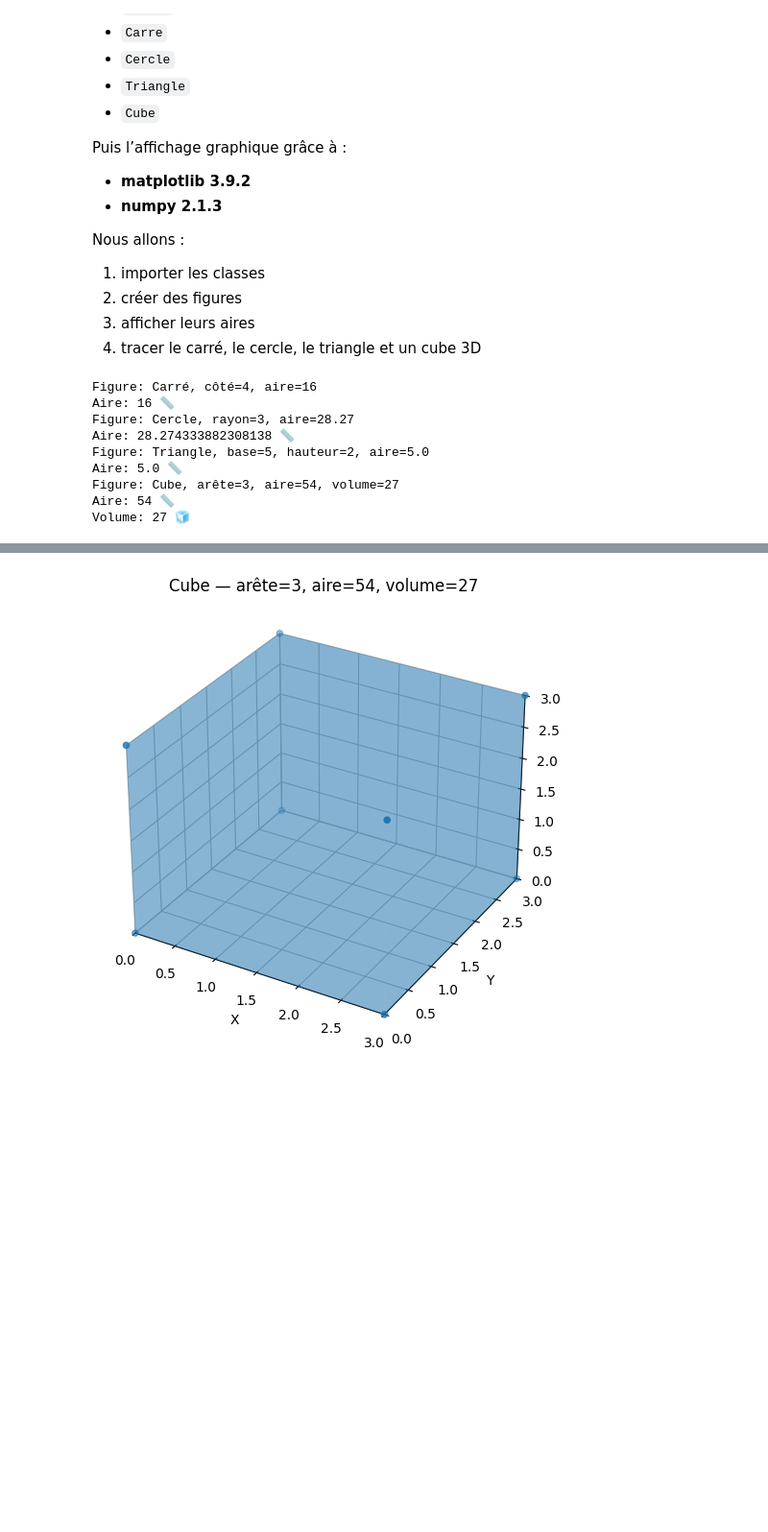
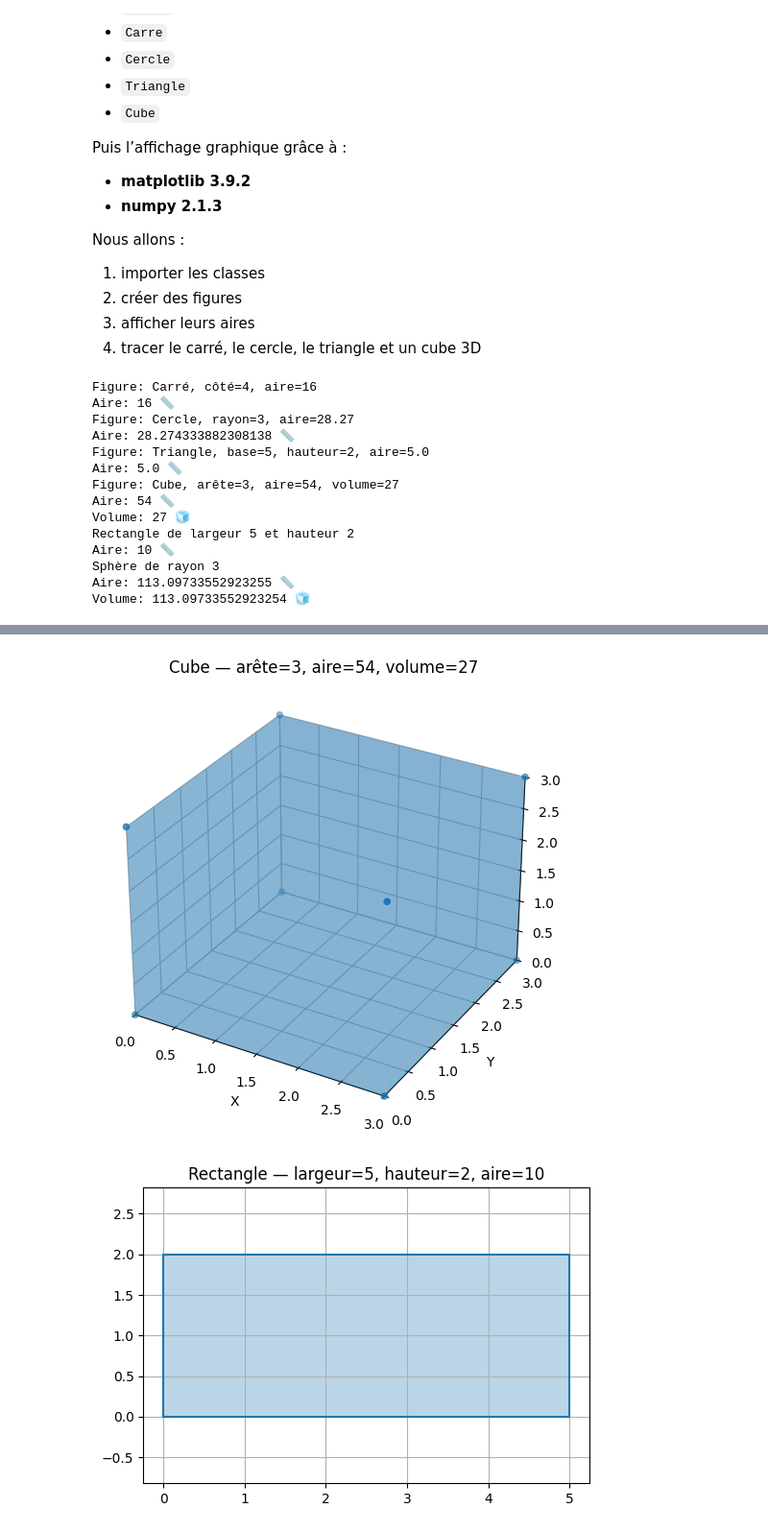
Before and after one commit to CollegeBoreal/INF1093-201-26H-05, a Jupyter notebook: 5.OOP/300151262/RAPPORT.ipynb, the cells around one changed output, grey strips where cells are left out. Shown at 96% size. Cells and saved outputs as stored; diff of their text form; code cells hidden in the pictures; blank space fills up the shorter version.

```diff
--- a/5.OOP/300151262/RAPPORT.ipynb
+++ b/5.OOP/300151262/RAPPORT.ipynb
@@ -29,13 +29,17 @@ from Carre import Carre
 from Cercle import Cercle
 from Triangle import Triangle
 from Cube import Cube
+from Rectangle import Rectangle
+from Sphere import Sphere
 
 c1 = Carre(4)
 c2 = Cercle(3)
 c3 = Triangle(5, 2)
 c4 = Cube(3)
+c5 = Rectangle(5, 2)
+c6 = Sphere(3)
 
-formes = [c1, c2, c3, c4]
+formes = [c1, c2, c3, c4, c5, c6]
 
 for f in formes:
     print(f.afficher_info())
@@ -52,6 +56,11 @@ Aire: 5.0 📏
 Figure: Cube, arête=3, aire=54, volume=27
 Aire: 54 📏
 Volume: 27 🧊
+Rectangle de largeur 5 et hauteur 2
+Aire: 10 📏
+Sphère de rayon 3
+Aire: 113.09733552923255 📏
+Volume: 113.09733552923254 🧊
 # %%
 import numpy as np
 import matplotlib.pyplot as plt
@@ -98,6 +107,42 @@ def afficher_triangle(triangle):
     plt.axis("equal")
     plt.grid(True)
     plt.show()
+# %%
+def afficher_rectangle(rectangle):
+    largeur = rectangle.largeur
+    hauteur = rectangle.hauteur
+    x = [0, largeur, largeur, 0, 0]
+    y = [0, 0, hauteur, hauteur, 0]
+
+    plt.figure(figsize=(6, 4))
+    plt.plot(x, y)
+    plt.fill(x, y, alpha=0.3)
+    plt.title(f"Rectangle — largeur={largeur}, hauteur={hauteur}, aire={rectangle.aire()}")
+    plt.axis("equal")
+    plt.grid(True)
+    plt.show()
+# %%
+def afficher_sphere(sphere):
+    r = sphere.rayon
+    u = np.linspace(0, 2 * np.pi, 60)
+    v = np.linspace(0, np.pi, 60)
+
+    x = r * np.outer(np.cos(u), np.sin(v))
+    y = r * np.outer(np.sin(u), np.sin(v))
+    z = r * np.outer(np.ones(np.size(u)), np.cos(v))
+
+    fig = plt.figure(figsize=(6, 6))
+    ax = fig.add_subplot(111, projection="3d")
+    ax.plot_surface(x, y, z, alpha=0.3)
+
+    ax.set_xlim(-r, r)
+    ax.set_ylim(-r, r)
+    ax.set_zlim(-r, r)
+    ax.set_box_aspect([1, 1, 1])
+    ax.set_title(f"Sphère — rayon={r}, aire={sphere.aire():.2f}, volume={sphere.volume():.2f}")
+    ax.set_xlabel("X")
+    ax.set_ylabel("Y")
+    ax.set_zlabel("Z")
 # %%
 def afficher_cube(cube):
     a = cube.arete
@@ -132,10 +177,13 @@ def afficher_cube(cube):
 # %%
 afficher_carre(c1)
 afficher_cercle(c2)
 afficher_triangle(c3)
 afficher_cube(c4)
+afficher_rectangle(c5)
+afficher_sphere(c6)
 # %% [output]
 [figure]
 [figure]
 [figure]
 [figure]
+[figure, added]
```
Also changed, not shown: parts of 1 cell of this notebook, 2 other files.
